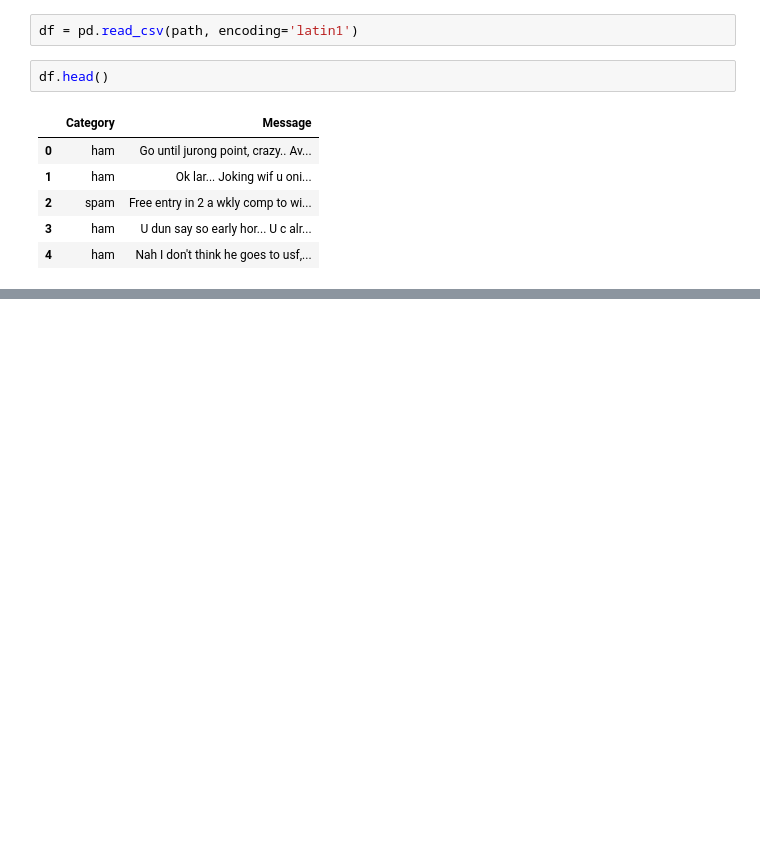
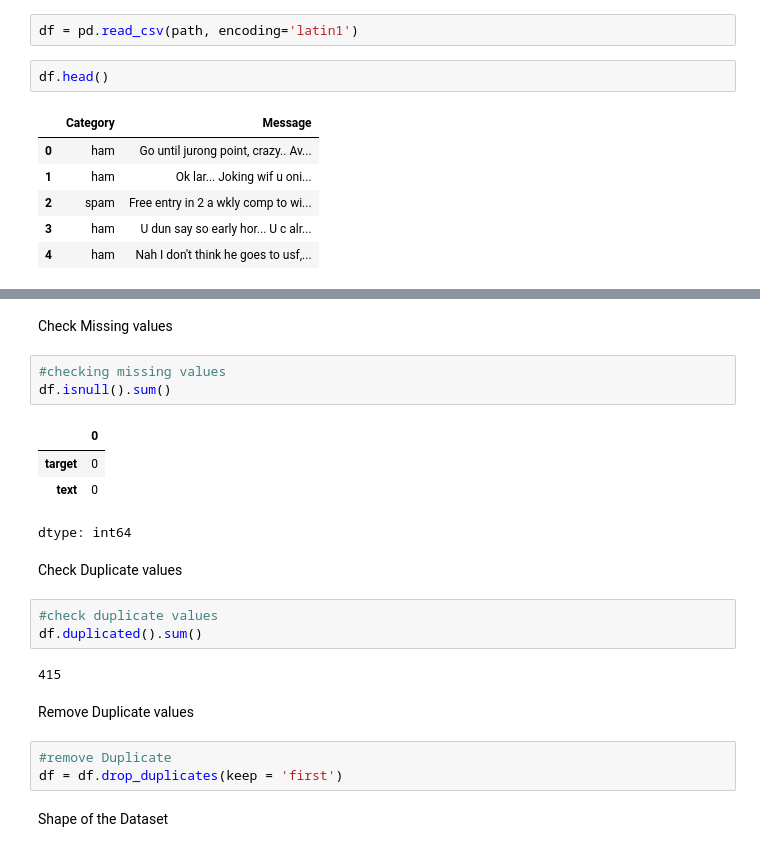
Before and after one commit to KiranKokateGitHub/Spam-Email-Detection_NLP_ML-Project, a Jupyter notebook: Spam_Email_Detection_NLP_ML_Project.ipynb, the cells around one changed output, grey strips where cells are left out. Cells and saved outputs as stored; diff of their text form; blank space fills up the shorter version.

```diff
--- a/Spam_Email_Detection_NLP_ML_Project.ipynb
+++ b/Spam_Email_Detection_NLP_ML_Project.ipynb
@@ -48,0 +83,24 @@ df.head()
+# %% [markdown]
+Check Missing values
+# %%
+#checking missing values
+df.isnull().sum()
+# %% [output]
+|  | 0 |
+| target | 0 |
+| text | 0 |
+dtype: int64
+# %% [markdown]
+Check Duplicate values
+# %%
+#check duplicate values
+df.duplicated().sum()
+# %% [output]
+415
+# %% [markdown]
+Remove Duplicate values
+# %%
+#remove Duplicate
+df = df.drop_duplicates(keep = 'first')
+# %% [markdown]
+Shape of the Dataset
```
Also changed, not shown: parts of 11 cells of this notebook.
